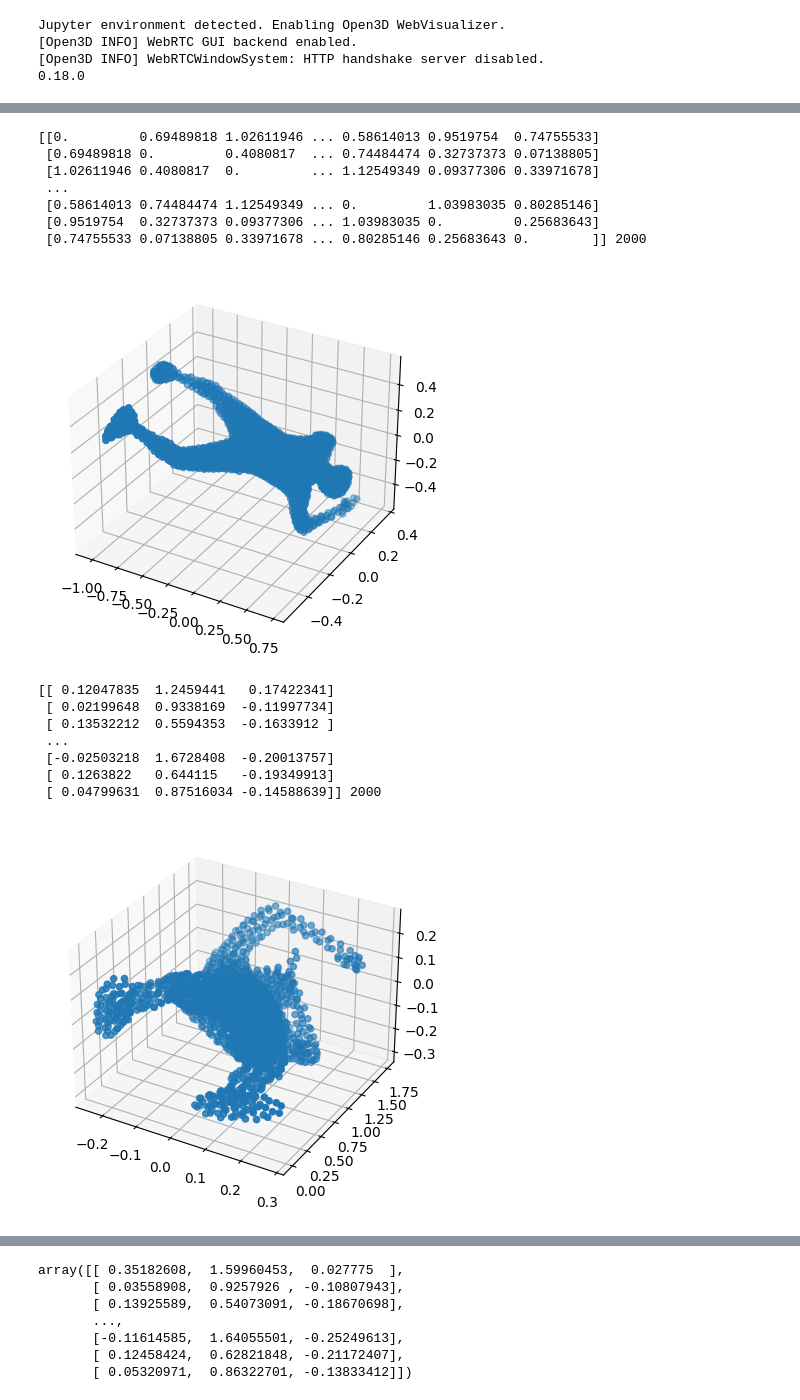
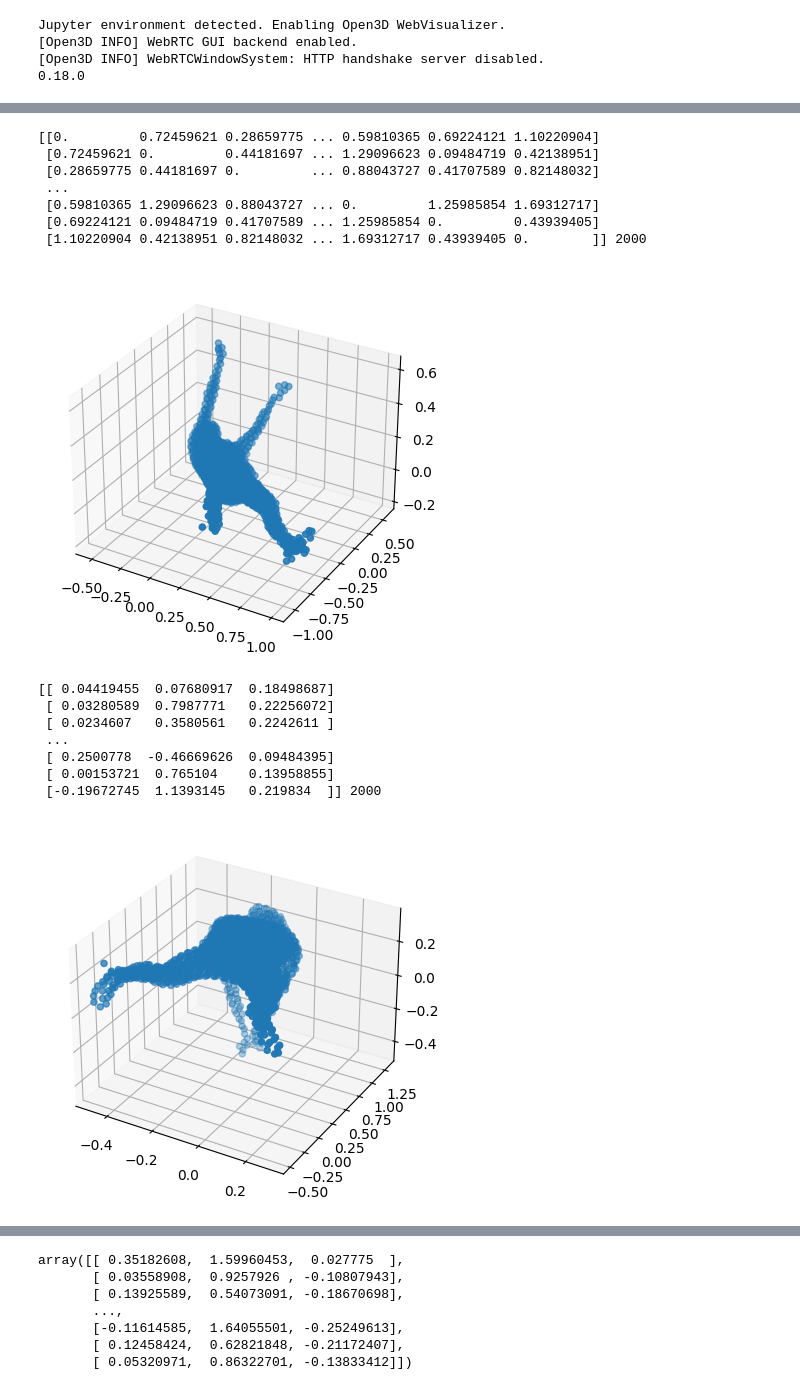
Before and after one commit to frozzzen3/TVMC, a Jupyter notebook: Getreference_centers.ipynb, the cells around one changed output, grey strips where cells are left out. Saved outputs shown, nothing was run; the diff lists cells and outputs as text; code cells hidden in the pictures.

```diff
--- a/Getreference_centers.ipynb
+++ b/Getreference_centers.ipynb
@@ -16,19 +16,20 @@ Jupyter environment detected. Enabling Open3D WebVisualizer.
 0.18.0
 # %%
 #set file path
-num_frames = 20
+num_frames = 15
 num_points = 2000
 #file_prefix = f"D:/arap-volume-tracking-main/arap-volume-tracking-main/data/basketball-output-max/basketball_{num_points}/test_mesh_0res_{num_points}_"
 #file_prefix = f"D:/arap-volume-tracking-main/arap-volume-tracking-main/data/collision-output-max/collision_{num_points}/mesh_0res_{num_points}_"
-file_prefix = f"D:\VS2022Projects/arap-volume-tracking-main\data\Levi-output-max/Frame_00res_{num_points}_"
-#file_prefix = f"D:/arap-volume-tracking-main/arap-volume-tracking-main/data/dancer-output-max/dancer_{num_points}/test_mesh_0res_{num_points}_"
+#file_prefix = f"G:\VS2022Projects/arap-volume-tracking-main\data\Levi-output-max-4000/Frame_00res_{num_points}_"
+file_prefix = f"G:\VS2022Projects/arap-volume-tracking-main\data\Dancer-output-max-2000/dancer_fr0res_{num_points}_"
+
 file_extension = ".xyz"
 
 
 # store
 max_distance_matrix = np.zeros((num_points, num_points))
 # load files and save positions
-for index in range(0, num_frames):
+for index in range(5, num_frames):
     print(index)
     all_points = []
     filename = f"{file_prefix}{index:03d}{file_extension}"
@@ -46,13 +47,13 @@ for index in range(0, num_frames):
 
                 max_distance_matrix[j, i] = max_distance_matrix[i, j]
 
-    if (index == 4 or index == 9):
-        np.savetxt(f"D:\VS2022Projects/arap-volume-tracking-main\data\Levi-output-max/Levi_distance_matrix_{index+1}_{num_points}.txt", max_distance_matrix)
+    if (index == 9 or index == 14):
+        np.savetxt(f"G:\VS2022Projects/arap-volume-tracking-main\data\Dancer-output-max-2000/Dancer_distance_matrix_{index-4}_{num_points}.txt", max_distance_matrix)
 print(all_points.__len__())
 
 
 
-np.savetxt(f"D:\VS2022Projects/arap-volume-tracking-main\data\Levi-output-max/Levi_distance_matrix_{num_frames}_{num_points}.txt", max_distance_matrix)
+np.savetxt(f"G:\VS2022Projects/arap-volume-tracking-main\data\Dancer-output-max-2000/Dancer_distance_matrix_{num_frames}_{num_points}.txt", max_distance_matrix)
 #np.savetxt(f"D:/arap-volume-tracking-main/arap-volume-tracking-main/data/basketball-output-max/basketball_{num_points}/basketball_distance_matrix_{num_frames}_{num_points}_1519.txt", max_distance_matrix)
 #np.savetxt(f"D:/arap-volume-tracking-main/arap-volume-tracking-main/data/collision-output-max/collision_{num_points}/collision_distance_matrix_{num_frames}_{num_points}_2630.txt", max_distance_matrix)
 #np.savetxt(f"D:/arap-volume-tracking-main/arap-volume-tracking-main/data/dancer-output-max/dancer_{num_points}/dancer_distance_matrix_{num_frames}_{num_points}_0610.txt", max_distance_matrix)
@@ -80,24 +84,22 @@ print(max_distance_matrix)
 # %%
-num_frames = 20
-num_points = 2000
-Levi_distance_matrix = np.loadtxt(f"D:\VS2022Projects/arap-volume-tracking-main\data\Levi-output-max/Levi_distance_matrix_10_{num_points}.txt")
-#Levi_distance_matrix = np.loadtxt(f"D:/arap-volume-tracking-main/arap-volume-tracking-main/data/Levi-output/Levi-30-{num_points}/Levi_distance_matrix_{num_frames}_{num_points}.txt")
-#Levi_distance_matrix = np.loadtxt(f"D:/arap-volume-tracking-main/arap-volume-tracking-main/data/basketball-output-max/basketball_{num_points}/basketball_distance_matrix_{num_frames}_{num_points}_1519.txt")
-print(Levi_distance_matrix, Levi_distance_matrix.__len__())
+#Levi_distance_matrix = np.loadtxt(f"G:\VS2022Projects/arap-volume-tracking-main\data\Levi-output-max-4000/Levi_distance_matrix_5_{num_points}.txt")
+Dancer_distance_matrix = np.loadtxt(f"G:\VS2022Projects/arap-volume-tracking-main\data\Dancer-output-max-2000/Dancer_distance_matrix_15_{num_points}.txt")
+#print(Levi_distance_matrix, Levi_distance_matrix.__len__())
+print(Dancer_distance_matrix, Dancer_distance_matrix.__len__())
 # %% [output]
-[[0.         0.69489818 1.02611946 ... 0.58614013 0.9519754  0.74755533]
- [0.69489818 0.         0.4080817  ... 0.74484474 0.32737373 0.07138805]
- [1.02611946 0.4080817  0.         ... 1.12549349 0.09377306 0.33971678]
+[[0.         0.72459621 0.28659775 ... 0.59810365 0.69224121 1.10220904]
+ [0.72459621 0.         0.44181697 ... 1.29096623 0.09484719 0.42138951]
+ [0.28659775 0.44181697 0.         ... 0.88043727 0.41707589 0.82148032]
  ...
- [0.58614013 0.74484474 1.12549349 ... 0.         1.03983035 0.80285146]
- [0.9519754  0.32737373 0.09377306 ... 1.03983035 0.         0.25683643]
- [0.74755533 0.07138805 0.33971678 ... 0.80285146 0.25683643 0.        ]] 2000
+ [0.59810365 1.29096623 0.88043727 ... 0.         1.25985854 1.69312717]
+ [0.69224121 0.09484719 0.41707589 ... 1.25985854 0.         0.43939405]
+ [1.10220904 0.42138951 0.82148032 ... 1.69312717 0.43939405 0.        ]] 2000
 # %%
 import numpy as np
 from sklearn.manifold import MDS
 import matplotlib.pyplot as plt
 
-max_distance_matrix = Levi_distance_matrix
+max_distance_matrix = Dancer_distance_matrix
 
 # Perform Multidimensional Scaling (MDS)
 mds = MDS(n_components=3, metric=True ,dissimilarity='precomputed', n_jobs=-1, eps= 1e-20, verbose=0, random_state=1, n_init = 6, max_iter = 300)
@@ -109,29 +111,32 @@ ax = fig.add_subplot(111, projection='3d')
 ax.scatter(reference_centers[:, 0], reference_centers[:, 1], reference_centers[:, 2])
 plt.show()
 # %% [output]
-[figure, old version]
+[figure, new version]
 # %%
+#center_filename_Levi = f'G:\VS2022Projects/arap-volume-tracking-main\data\Levi-output-max-4000/Frame_00res_{num_points}_{i:03d}.xyz'
+#center_filename_Dancer = f'G:\VS2022Projects/arap-volume-tracking-main\data\Dancer-output-max-2000/dancer_fr0res_{num_points}_{i:03d}.xyz'
 center_datas = []
-for i in range(20):
+for i in range(5, 20):
     #load center
-    center_filename = f'D:\VS2022Projects/arap-volume-tracking-main\data\Levi-output-max/Frame_00res_{num_points}_{i:03d}.xyz'
+    center_filename = f'G:\VS2022Projects/arap-volume-tracking-main\data\Dancer-output-max-2000/dancer_fr0res_{num_points}_{i:03d}.xyz'
     center_data = np.loadtxt(center_filename)
     center_datas.append(center_data)
 
-print(center_datas[0], center_datas[0].__len__())
+center = center_datas[0]
+print(center, center.__len__())
 fig = plt.figure()
 ax = fig.add_subplot(111, projection='3d')
-ax.scatter(center_datas[0][:, 0], center_datas[0][:, 1], center_datas[0][:, 2])
+ax.scatter(center[:, 0], center[:, 1], center[:, 2])
 plt.show()
 # %% [output]
-[[ 0.12047835  1.2459441   0.17422341]
- [ 0.02199648  0.9338169  -0.11997734]
- [ 0.13532212  0.5594353  -0.1633912 ]
+[[ 0.04419455  0.07680917  0.18498687]
+ [ 0.03280589  0.7987771   0.22256072]
+ [ 0.0234607   0.3580561   0.2242611 ]
  ...
- [-0.02503218  1.6728408  -0.20013757]
- [ 0.1263822   0.644115   -0.19349913]
- [ 0.04799631  0.87516034 -0.14588639]] 2000
+ [ 0.2500778  -0.46669626  0.09484395]
+ [ 0.00153721  0.765104    0.13958855]
+ [-0.19672745  1.1393145   0.219834  ]] 2000
-[figure, old version]
+[figure, new version]
 # %%
 centers = center_datas[0]
 reference_centers = reference_centers
```
Also changed, not shown: parts of 7 cells of this notebook, 2 other files.
